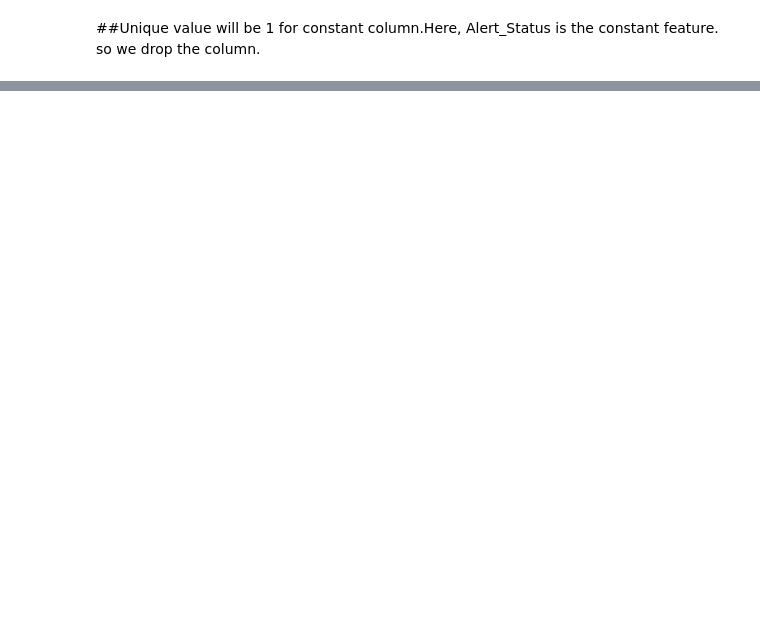
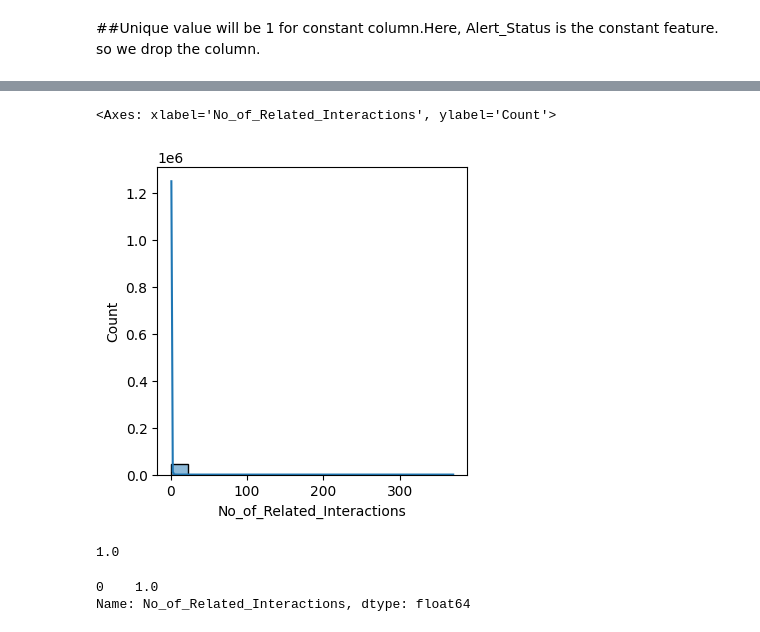
Before and after one commit to Dishantkharkar/ITSM-ML-Improvement-ABC-Tech, a Jupyter notebook: ITSM_ML_Improvement_ABC_Tech.ipynb, the cells around one changed output, grey strips where cells are left out. Saved outputs shown, nothing was run; the diff lists cells and outputs as text; code cells hidden in the pictures; blank space fills up the shorter version.

```diff
--- a/ITSM_ML_Improvement_ABC_Tech.ipynb
+++ b/ITSM_ML_Improvement_ABC_Tech.ipynb
@@ -322,0 +662,2 @@ The goal is to ensure that our data is clean, complete, and suitable for analysi
+# %%
+data.loc[data["Closure_Code"].isnull()==True,"Closure_Code"]="other"
@@ -322,0 +703,15 @@ The goal is to ensure that our data is clean, complete, and suitable for analysi
+# %%
+plt.figure(figsize=(4,4))
+sns.histplot(data=data, x=data['No_of_Related_Interactions'], kde=True)
+# %% [output]
+<Axes: xlabel='No_of_Related_Interactions', ylabel='Count'>
+[figure, added]
+# %%
+data["No_of_Related_Interactions"].median()
+# %% [output]
+1.0
+# %%
+data["No_of_Related_Interactions"].mode()
+# %% [output]
+0    1.0
+Name: No_of_Related_Interactions, dtype: float64
```
Also changed, not shown: parts of 109 cells of this notebook.
